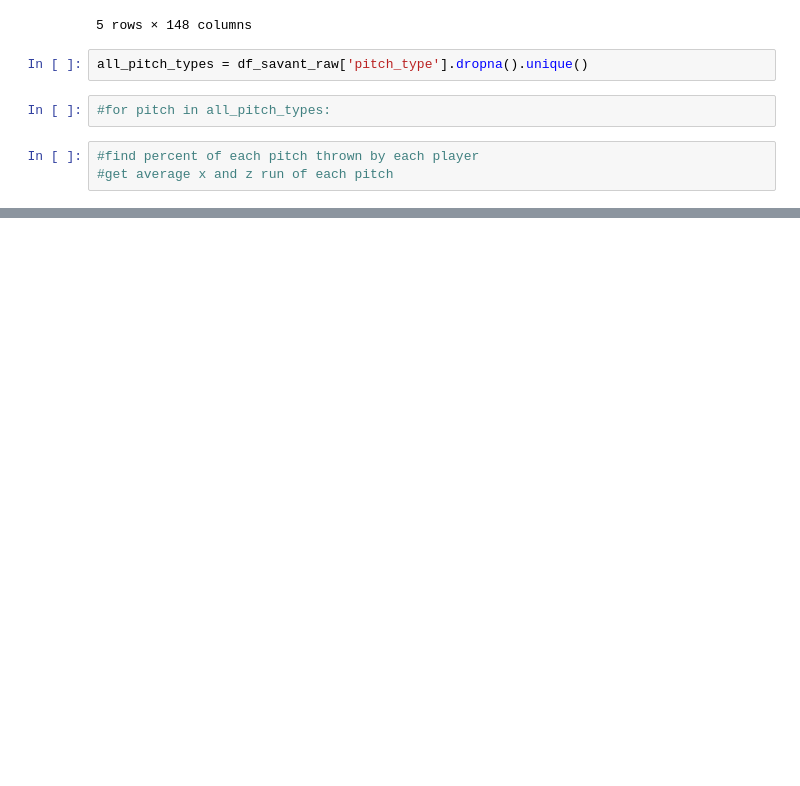
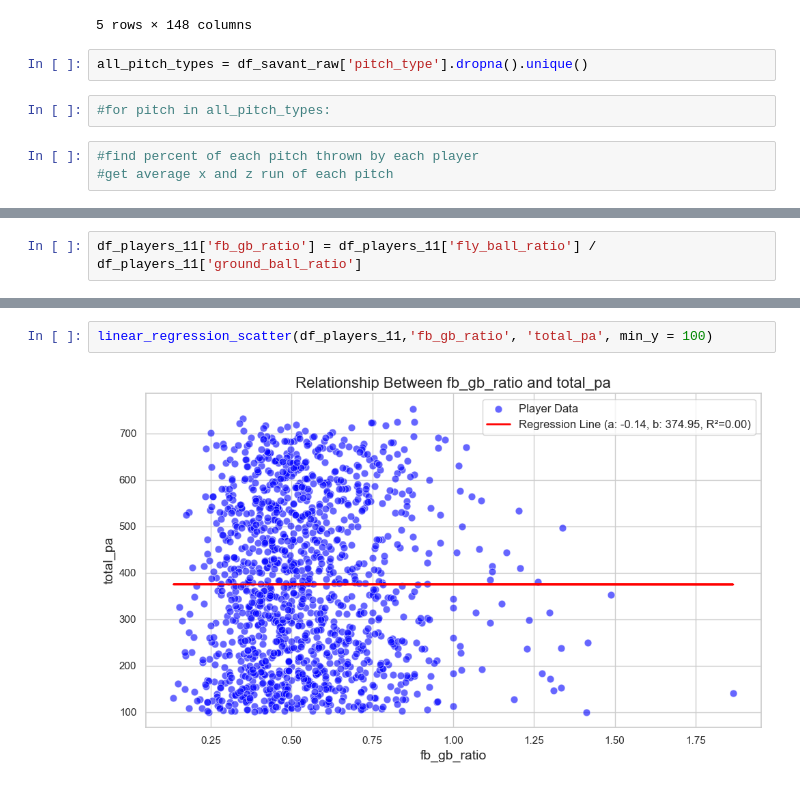
Before and after one commit to etienne-busnel/Cincinnati-Reds-Hackathon-2025, a Jupyter notebook: Player_Information_Nick.ipynb, the cells around one changed output, grey strips where cells are left out. Cells and saved outputs as stored; diff of their text form; blank space fills up the shorter version.

```diff
--- a/Player_Information_Nick.ipynb
+++ b/Player_Information_Nick.ipynb
@@ -842,0 +992,2 @@ all_pitch_types = df_savant_raw['pitch_type'].dropna().unique()
+# %%
+df_players_11['fb_gb_ratio'] = df_players_11['fly_ball_ratio'] / df_players_11['ground_ball_ratio']
@@ -842,0 +1015,4 @@ all_pitch_types = df_savant_raw['pitch_type'].dropna().unique()
+# %%
+linear_regression_scatter(df_players_11,'fb_gb_ratio', 'total_pa', min_y = 100)
+# %% [output]
+[figure, added]
```
Also changed, not shown: parts of 29 cells of this notebook.
